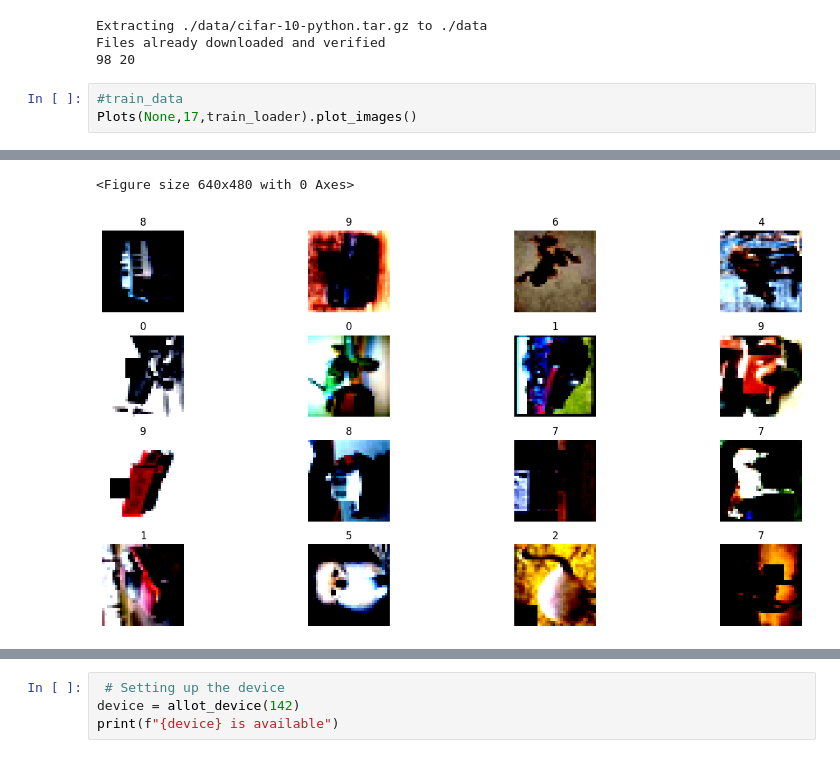
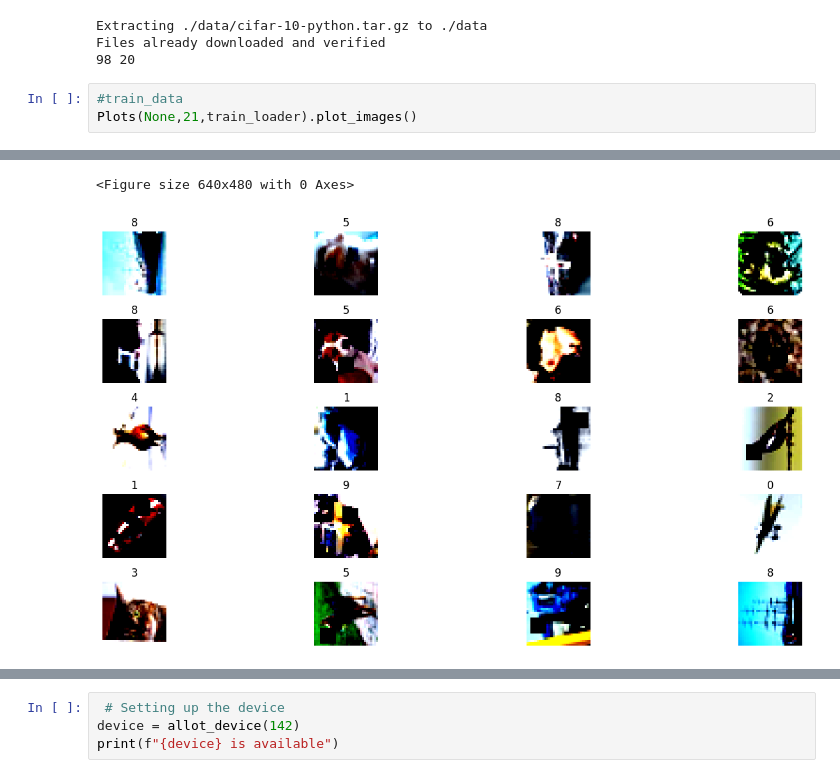
Before and after one commit to prasad0679/Prasad_ERA_Repo, a Jupyter notebook: TheSchoolofAI/ERA_S10_Assignment/ERA_Session10_Assignment_v3.ipynb, the cells around one changed output, grey strips where cells are left out. Cells and saved outputs as stored; diff of their text form.

```diff
--- a/TheSchoolofAI/ERA_S10_Assignment/ERA_Session10_Assignment_v3.ipynb
+++ b/TheSchoolofAI/ERA_S10_Assignment/ERA_Session10_Assignment_v3.ipynb
@@ -62,7 +60,7 @@ Files already downloaded and verified
 98 20
 # %%
 #train_data
-Plots(None,17,train_loader).plot_images()
+Plots(None,21,train_loader).plot_images()
 # %% [output]
 WARNING:matplotlib.image:Clipping input data to the valid range for imshow with RGB data ([0..1] for floats or [0..255] for integers).
 WARNING:matplotlib.image:Clipping input data to the valid range for imshow with RGB data ([0..1] for floats or [0..255] for integers).
@@ -83,4 +85,4 @@ WARNING:matplotlib.image:Clipping input data to the valid range for imshow with
 <Figure size 640x480 with 0 Axes>
-[figure, old version]
+[figure, new version]
 # %%
 #test_data
```
Also changed, not shown: parts of 15 cells of this notebook, 2 other files.
